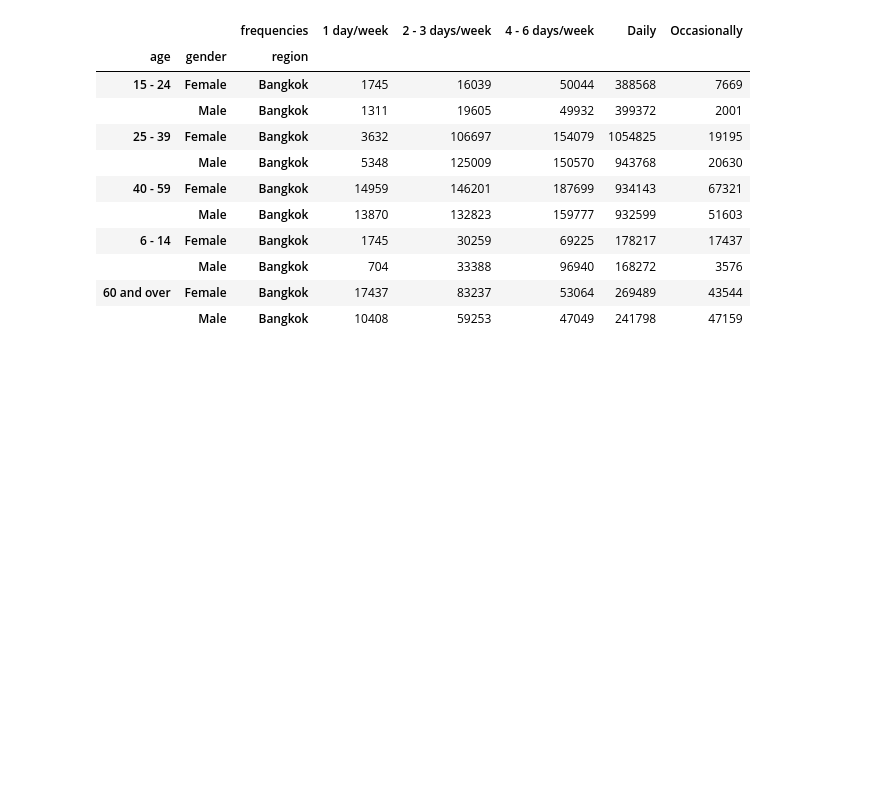
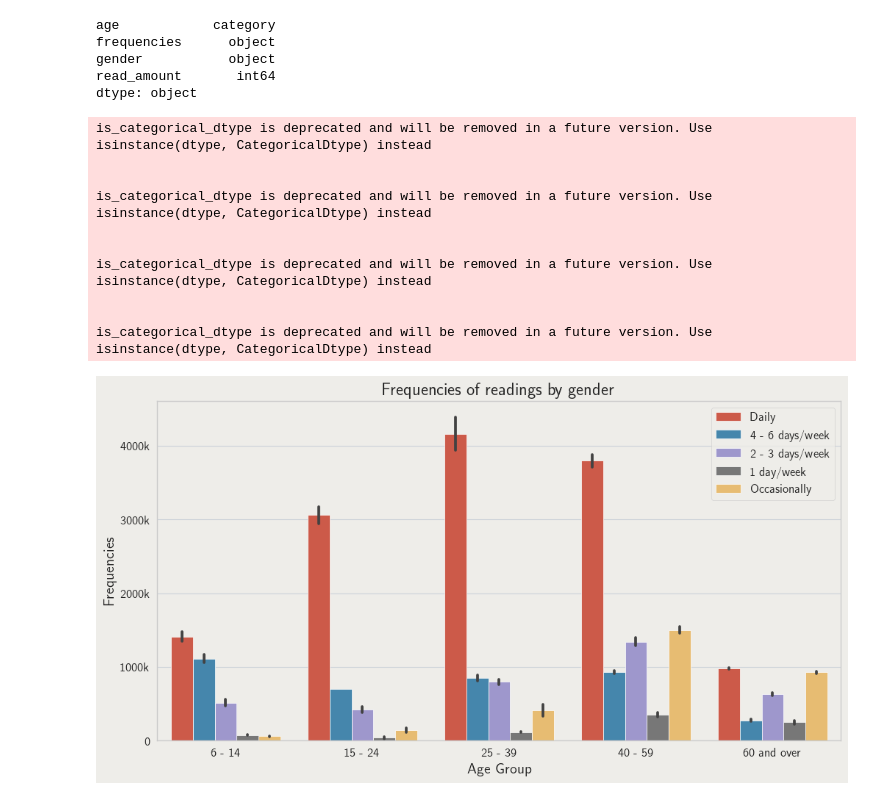
Before and after one commit to Chanakan55991/readings-analysis, a Jupyter notebook: analysis.ipynb, the cells around one changed output. Cells and saved outputs as stored; diff of their text form; code cells hidden in the pictures; blank space fills up the shorter version.

```diff
--- a/analysis.ipynb
+++ b/analysis.ipynb
@@ -73,20 +62,15 @@ grouped_data = melted_df.groupby(['age', 'gender', 'frequencies'])['read_amount'
 # %%
-pivot_table = melted_df.pivot_table(index=['age', 'gender', 'region'], columns='frequencies', values='read_amount', fill_value=0)
+melted_df['age'] = melted_df['age'].astype('category')
+melted_df['frequencies'] = melted_df['frequencies'].astype('category')
+melted_df['gender'] = melted_df['gender'].astype('category')
-# %%
-pivot_table
-# %% [output]
-|  |  | frequencies | 1 day/week | 2 - 3 days/week | 4 - 6 days/week | Daily | Occasionally |
-| age | gender | region |  |  |  |  |  |
-| 15 - 24 | Female | Bangkok | 1745 | 16039 | 50044 | 388568 | 7669 |
-|  | Male | Bangkok | 1311 | 19605 | 49932 | 399372 | 2001 |
-| 25 - 39 | Female | Bangkok | 3632 | 106697 | 154079 | 1054825 | 19195 |
-|  | Male | Bangkok | 5348 | 125009 | 150570 | 943768 | 20630 |
-| 40 - 59 | Female | Bangkok | 14959 | 146201 | 187699 | 934143 | 67321 |
-|  | Male | Bangkok | 13870 | 132823 | 159777 | 932599 | 51603 |
-| 6 - 14 | Female | Bangkok | 1745 | 30259 | 69225 | 178217 | 17437 |
-|  | Male | Bangkok | 704 | 33388 | 96940 | 168272 | 3576 |
-| 60 and over | Female | Bangkok | 17437 | 83237 | 53064 | 269489 | 43544 |
-|  | Male | Bangkok | 10408 | 59253 | 47049 | 241798 | 47159 |
+# %%
+melted_df.dtypes
+# %% [output]
+age            category
+frequencies      object
+gender           object
+read_amount       int64
+dtype: object
 # %%
 def format_thousands(x, pos):
     if x >= 1000:
@@ -96,12 +83,27 @@ def format_thousands(x, pos):
 # %%
-pivot_table.plot(kind='bar', stacked=True)
+plt.figure(figsize=(12, 6))
+
+sns.barplot(data=melted_df,x='age', y='read_amount', hue='frequencies')
 plt.gca().yaxis.set_major_formatter(ticker.FuncFormatter(format_thousands))
 
 # Customize the plot
 plt.xlabel('Age Group')
 plt.ylabel('Frequencies')
-plt.title('Male and Female Frequencies by Age Group')
+plt.title('Frequencies of readings by gender')
 plt.legend()
 
+
 # Show the plot
-plt.show()
+plt.savefig('frequencies.png')
+# %% [output]
+is_categorical_dtype is deprecated and will be removed in a future version. Use isinstance(dtype, CategoricalDtype) instead
+
+
+is_categorical_dtype is deprecated and will be removed in a future version. Use isinstance(dtype, CategoricalDtype) instead
+
+
+is_categorical_dtype is deprecated and will be removed in a future version. Use isinstance(dtype, CategoricalDtype) instead
+
+
+is_categorical_dtype is deprecated and will be removed in a future version. Use isinstance(dtype, CategoricalDtype) instead
+[figure, added]
```
Also changed, not shown: parts of 22 cells of this notebook, 11 other files.
